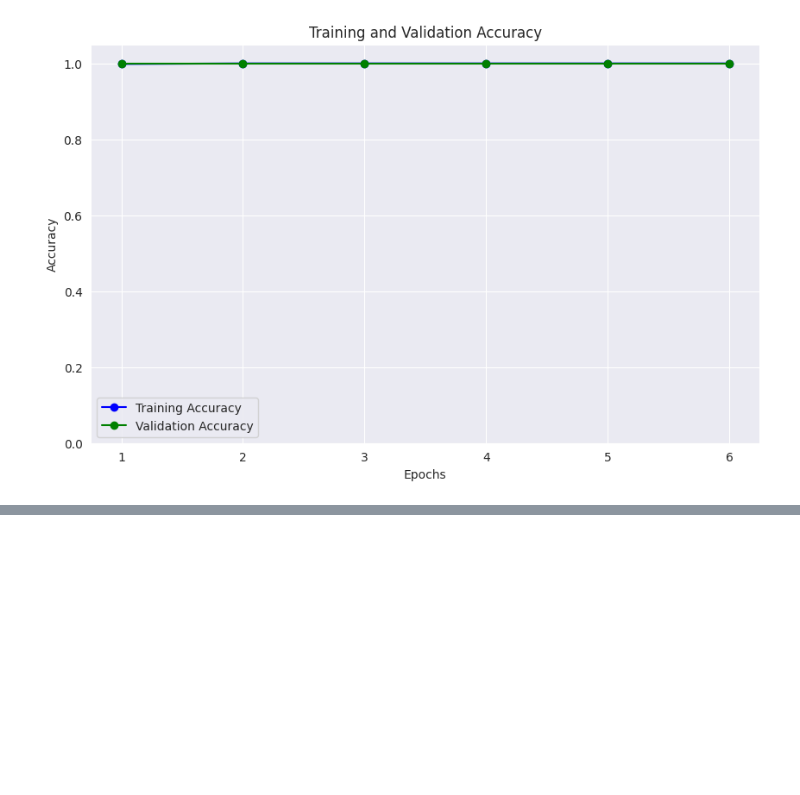
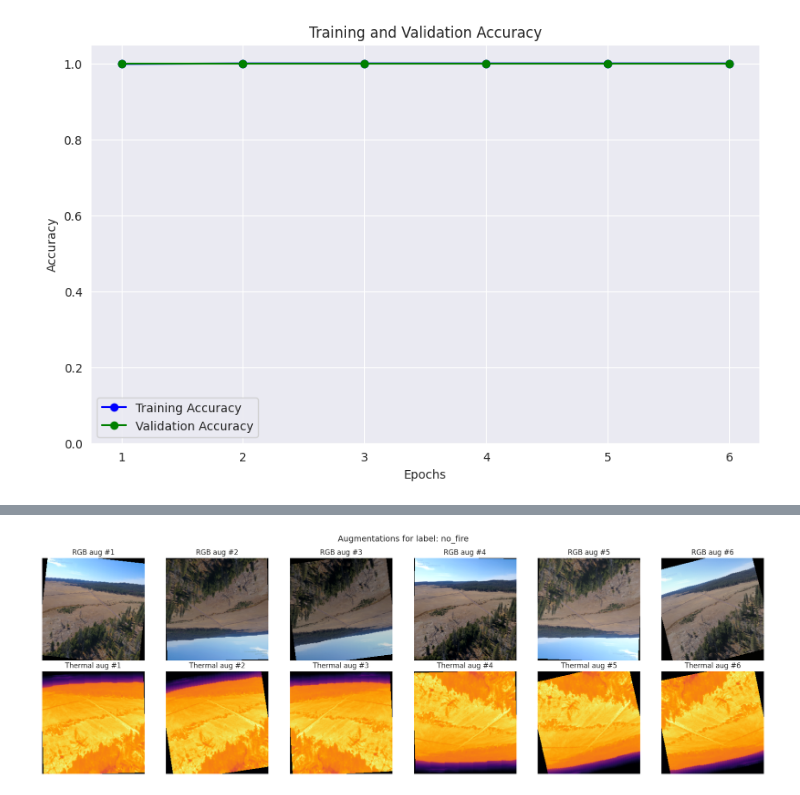
Before and after one commit to LiamUpstoneSmith/Forest_Fire_Detection, a Jupyter notebook: notebooks/Forest_Fire_Multi_Modal_Classifier_Notebook.ipynb, the cells around one changed output, grey strips where cells are left out. Cells and saved outputs as stored; diff of their text form; code cells hidden in the pictures; blank space fills up the shorter version.

```diff
--- a/notebooks/Forest_Fire_Multi_Modal_Classifier_Notebook.ipynb
+++ b/notebooks/Forest_Fire_Multi_Modal_Classifier_Notebook.ipynb
@@ -417,0 +447,40 @@ FileNotFoundError: [Errno 2] No such file or directory: '../saved/figures/accura
+# %%
+# Grab one example from the train dataset (not loader) so transforms are re-applied each time
+train_dataset = dataloaders["fusion"][0].dataset.dataset  # unwrap Subset -> FusionDataset
+sample_idx = 0  # change index if you want a different image
+vit_path = train_dataset.vit_paths[sample_idx]
+cnn_path = train_dataset.cnn_paths[sample_idx]
+label = train_dataset.labels[sample_idx]
+
+# How many augmentations to visualize
+n_aug = 6
+fig, axes = plt.subplots(2, n_aug, figsize=(3*n_aug, 6))
+
+for i in range(n_aug):
+    with Image.open(vit_path) as rgb_img:
+        rgb_img = rgb_img.convert("RGB")
+        vit_t = train_dataset.vit_train_transform(rgb_img)
+    with Image.open(cnn_path) as thm_img:
+        cnn_t = train_dataset.cnn_train_transform(thm_img)
+
+    # De-normalize for display
+    rgb_disp = vit_t.clone().permute(1, 2, 0).numpy()
+    rgb_disp = rgb_disp * np.array([0.229, 0.224, 0.225]) + np.array([0.485, 0.456, 0.406])
+    rgb_disp = np.clip(rgb_disp, 0, 1)
+
+    thm_disp = cnn_t.clone().squeeze().numpy()
+    thm_disp = (thm_disp * 0.5 + 0.5).clip(0, 1)
+
+    axes[0, i].imshow(rgb_disp)
+    axes[0, i].set_title(f"RGB aug #{i+1}")
+    axes[0, i].axis("off")
+
+    axes[1, i].imshow(thm_disp, cmap="inferno")
+    axes[1, i].set_title(f"Thermal aug #{i+1}")
+    axes[1, i].axis("off")
+
+plt.suptitle(f"Augmentations for label: {'fire' if label==1 else 'no_fire'}", fontsize=14)
+plt.tight_layout()
+plt.show()
+# %% [output]
+[figure, added]
```
Also changed, not shown: parts of 8 cells of this notebook.
